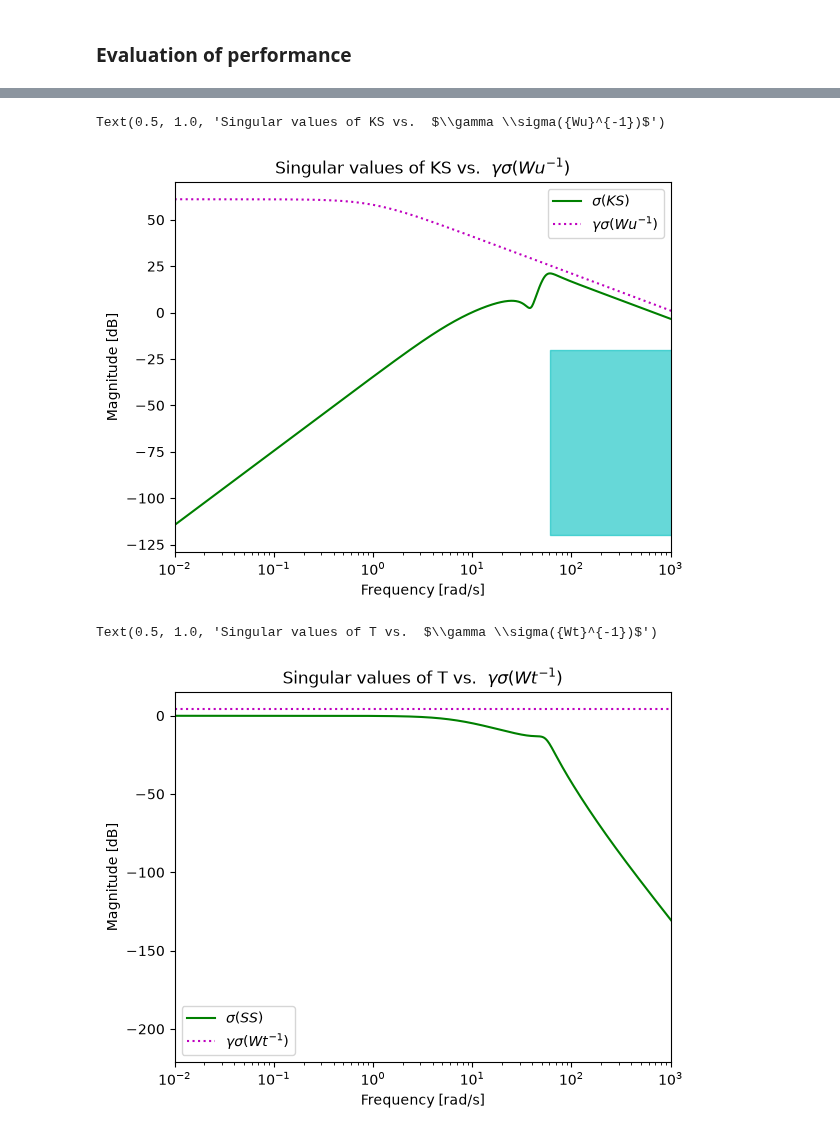
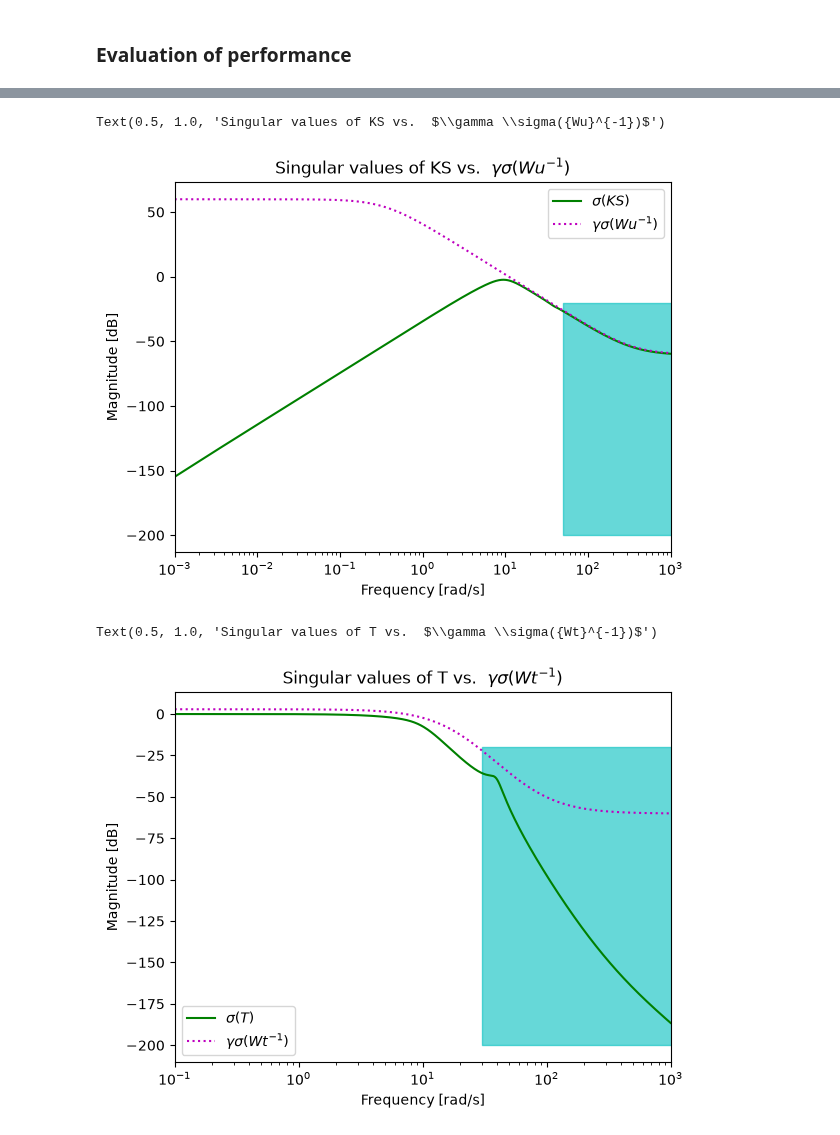
Before and after one commit to giannibi/rpc-scripts, a Jupyter notebook: examples/Part4/06 Hinfinity_Joint.ipynb, the cells around one changed output, grey strips where cells are left out. Saved outputs shown, nothing was run; the diff lists cells and outputs as text; code cells hidden in the pictures.

```diff
--- a/examples/Part4/06 Hinfinity_Joint.ipynb
+++ b/examples/Part4/06 Hinfinity_Joint.ipynb
@@ -39,7 +39,7 @@ B = 0.04
 M = 0.009
 # %%
 #Frequency range
-omega = np.logspace(-2, 4, 1000)
+omega = np.logspace(-3, 4, 1000)
 # %%
 # Plant P
 P = ct.tf([B, K],[J*M, B*M+B*J, K*M+K*J,0,0])
@@ -82,22 +82,27 @@ plt.semilogx(omega, 20*np.log10(m2), 'c--', label=r'$\Pc)$')
 # Weight on S (sensitivity)
 # Compute the desired closed-loop bandwidth
 B3 = 3/0.6
-Me = 1.5
-wbe = B3
-epse = 1e-2
+Me = 3
+wbe = 0.4*B3
+epse = 1e-3
 We = ct.ss(rb.weightS(wbe,Me,epse,1))
 We_inv = rb.invss(We)
 # %%
 # Weight on KS (command sensitivity)
 M_u = 1000
-epsu = 0.001
-wbc = 1000
-Wu = ct.ss(rb.weightU(wbc, M_u,epsu,1))
+eps = 0.001
+wbc = 3*3.7
+Wu = ct.ss(rb.weightU(wbc, M_u,eps,2))
 Wu_inv = rb.invss(Wu)
 # %%
 # Weight on T (complementary sensitivity)
-M_r = pow(10.0,3.0/20)
-Wt = ct.ss(ct.tf([1/M_r],[1]))
+#M_r = pow(10.0,3.0/20)
+#Wt = ct.ss(ct.tf([1/M_r],[1]))
+M_t = pow(10.0,3.0/20)
+epst = 0.001
+wbt = 20
+Wt = ct.ss(rb.weightU(wbt, M_t,eps,5))
+
 Wt_inv = rb.invss(Wt)
 # %%
 # Singular values of weights
@@ -185,31 +191,33 @@ KS_sv = rb.sigma(K_c * S, omega)
 Wuinv_sv = rb.sigma(Wu_inv, omega) * gamma
 plt.semilogx(omega, 20 * np.log10(KS_sv), 'g', label=r'$\sigma(KS)$')
 plt.semilogx(omega, 20 * np.log10(Wuinv_sv), 'm:', label=r'$\gamma \sigma({Wu}^{-1})$')
-plt.fill_between(omega, -20, -120, where=(omega > 60), color='c', alpha=0.6)
-plt.xlim([1e-2,1e3])
+plt.fill_between(omega, -20, -200, where=(omega > 50), color='c', alpha=0.6)
+plt.xlim([1e-3,1e3])
 plt.ylabel('Magnitude [dB]')
 plt.xlabel('Frequency [rad/s]')
 plt.legend()
 plt.title(r'Singular values of KS vs.  $\gamma \sigma({Wu}^{-1})$')
 # %% [output]
 Text(0.5, 1.0, 'Singular values of KS vs.  $\\gamma \\sigma({Wu}^{-1})$')
-[figure, old version]
+[figure, new version]
 # %%
 # T vs gamma*sigma1(Wt^-1)
+omegaT = np.logspace(-1, 3, 1000)
 T = ct.feedback(P * K_c, 1)
-T_sv = rb.sigma(T, omega)
+T_sv = rb.sigma(T, omegaT)
 
-Wtinv_sv = rb.sigma(Wt_inv, omega) * gamma
-plt.semilogx(omega, 20 * np.log10(T_sv), 'g', label=r'$\sigma(SS)$')
-plt.semilogx(omega, 20 * np.log10(Wtinv_sv), 'm:', label=r'$\gamma \sigma({Wt}^{-1})$')
-plt.xlim([1e-2,1e3])
+Wtinv_sv = rb.sigma(Wt_inv, omegaT) * gamma
+plt.semilogx(omegaT, 20 * np.log10(T_sv), 'g', label=r'$\sigma(T)$')
+plt.semilogx(omegaT, 20 * np.log10(Wtinv_sv), 'm:', label=r'$\gamma \sigma({Wt}^{-1})$')
+plt.xlim([1e-1,1e3])
 plt.ylabel('Magnitude [dB]')
 plt.xlabel('Frequency [rad/s]')
+plt.fill_between(omega, -20, -200, where=(omega > 30), color='c', alpha=0.6)
 plt.legend()
 plt.title(r'Singular values of T vs.  $\gamma \sigma({Wt}^{-1})$')
 # %% [output]
 Text(0.5, 1.0, 'Singular values of T vs.  $\\gamma \\sigma({Wt}^{-1})$')
-[figure, old version]
+[figure, new version]
 # %%
 # Step response of T
 t, step_ = ct.step_response(T, np.linspace(0, 3, 1000))
```
Also changed, not shown: parts of 5 cells of this notebook, 1 other file.
